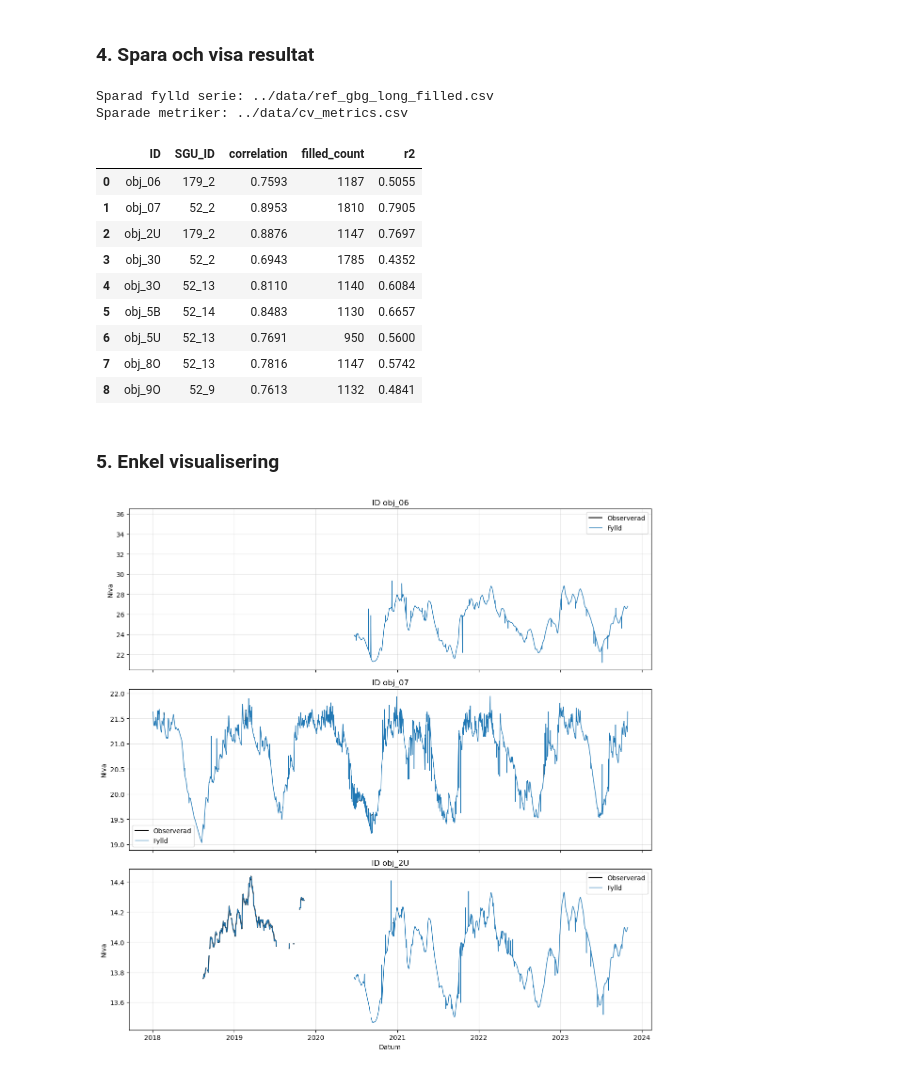
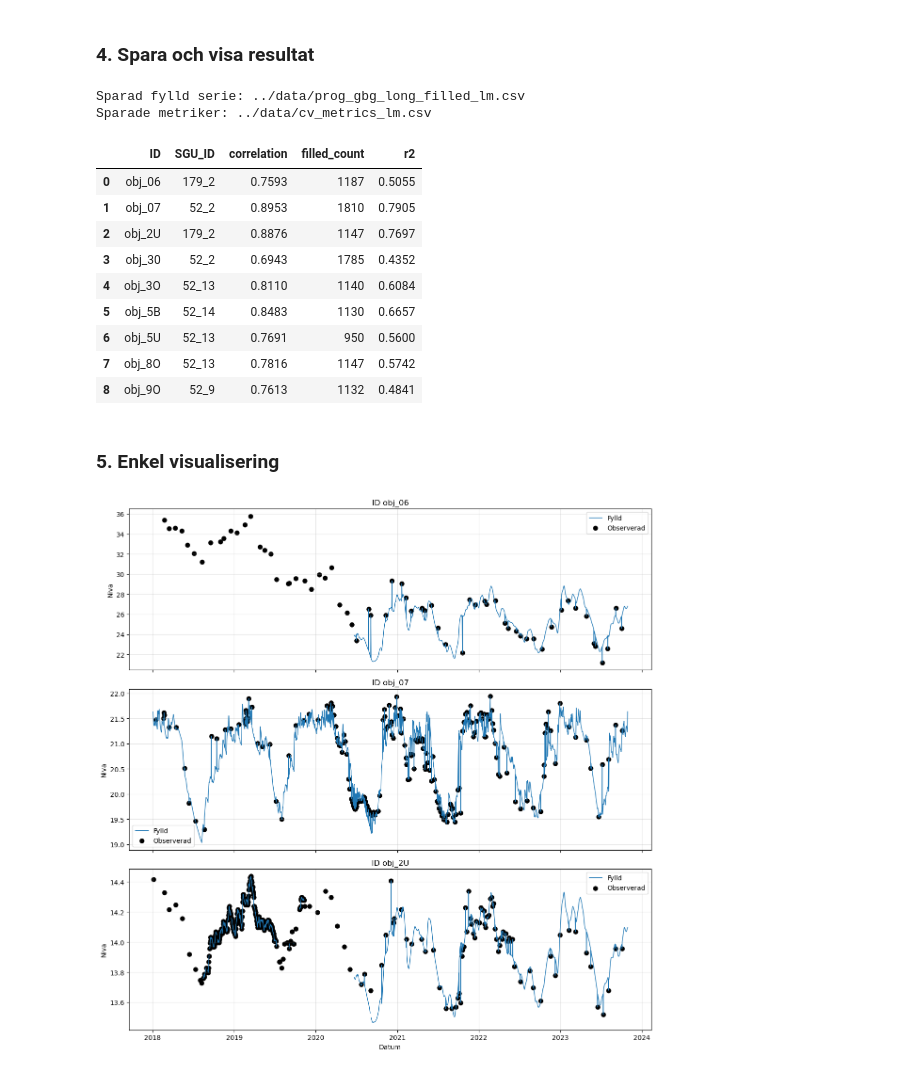
Before and after one commit to ezra-haaf/Hydrogeologiska-storningar, a Jupyter notebook: notebooks/ifyllnad_lm_cv.ipynb, the cells around one changed output. Cells and saved outputs as stored; diff of their text form; code cells hidden in the pictures.

```diff
--- a/notebooks/ifyllnad_lm_cv.ipynb
+++ b/notebooks/ifyllnad_lm_cv.ipynb
@@ -25,8 +25,8 @@ from sklearn.metrics import mean_absolute_error, mean_squared_error, r2_score
 # %%
 # Sokvagar till data och resultat
 sgu_path = "../data/sgu_data.csv"
-ref_path = "../data/ref_gbg_long.csv"
-filled_path = "../data/ref_gbg_long_filled_lm.csv"
+ref_path = "../data/prog_gbg_long.csv"
+filled_path = "../data/prog_gbg_long_filled_lm.csv"
 metrics_path = "../data/cv_metrics_lm.csv"
 
 # Konstanter
@@ -220,8 +220,8 @@ print(f"Sparade metriker: {metrics_path}")
 pd.options.display.float_format = "{:,.4f}".format
 display(metrics_df[["ID", "SGU_ID", "correlation", "filled_count", "r2"]].head(20))
 # %% [output]
-Sparad fylld serie: ../data/ref_gbg_long_filled.csv
-Sparade metriker: ../data/cv_metrics.csv
+Sparad fylld serie: ../data/prog_gbg_long_filled_lm.csv
+Sparade metriker: ../data/cv_metrics_lm.csv
 |  | ID | SGU_ID | correlation | filled_count | r2 |
 | 0 | obj_06 | 179_2 | 0.7593 | 1187 | 0.5055 |
 | 1 | obj_07 | 52_2 | 0.8953 | 1810 | 0.7905 |
@@ -237,25 +237,25 @@ Sparade metriker: ../data/cv_metrics.csv
 # %%
 if not filled_all.empty:
     ids_to_plot = filled_all["ID"].drop_duplicates().head(3).tolist()
 
     fig, axes = plt.subplots(len(ids_to_plot), 1, figsize=(12, 4 * len(ids_to_plot)), sharex=True)
 
     if len(ids_to_plot) == 1:
         axes = [axes]
 
     for ax, target_id in zip(axes, ids_to_plot):
         part = filled_all[filled_all["ID"] == target_id].sort_values("Date")
-        ax.plot(part["Date"], part["Value_raw"], color="black", linewidth=1.5, label="Observerad")
         ax.plot(part["Date"], part["Value"], color="tab:blue", linewidth=1.0, label="Fylld")
+        ax.scatter(part["Date"], part["Value_raw"], color="black", linewidth=1.5, label="Observerad")
         ax.set_title(f"ID {target_id}")
         ax.set_ylabel("Niva")
         ax.grid(True, alpha=0.3)
         ax.legend()
 
     axes[-1].set_xlabel("Datum")
     plt.tight_layout()
     plt.show()
 else:
     print("Ingen serie att plotta.")
 # %% [output]
-[figure, old version]
+[figure, new version]
```
Also changed, not shown: 6 other files.
